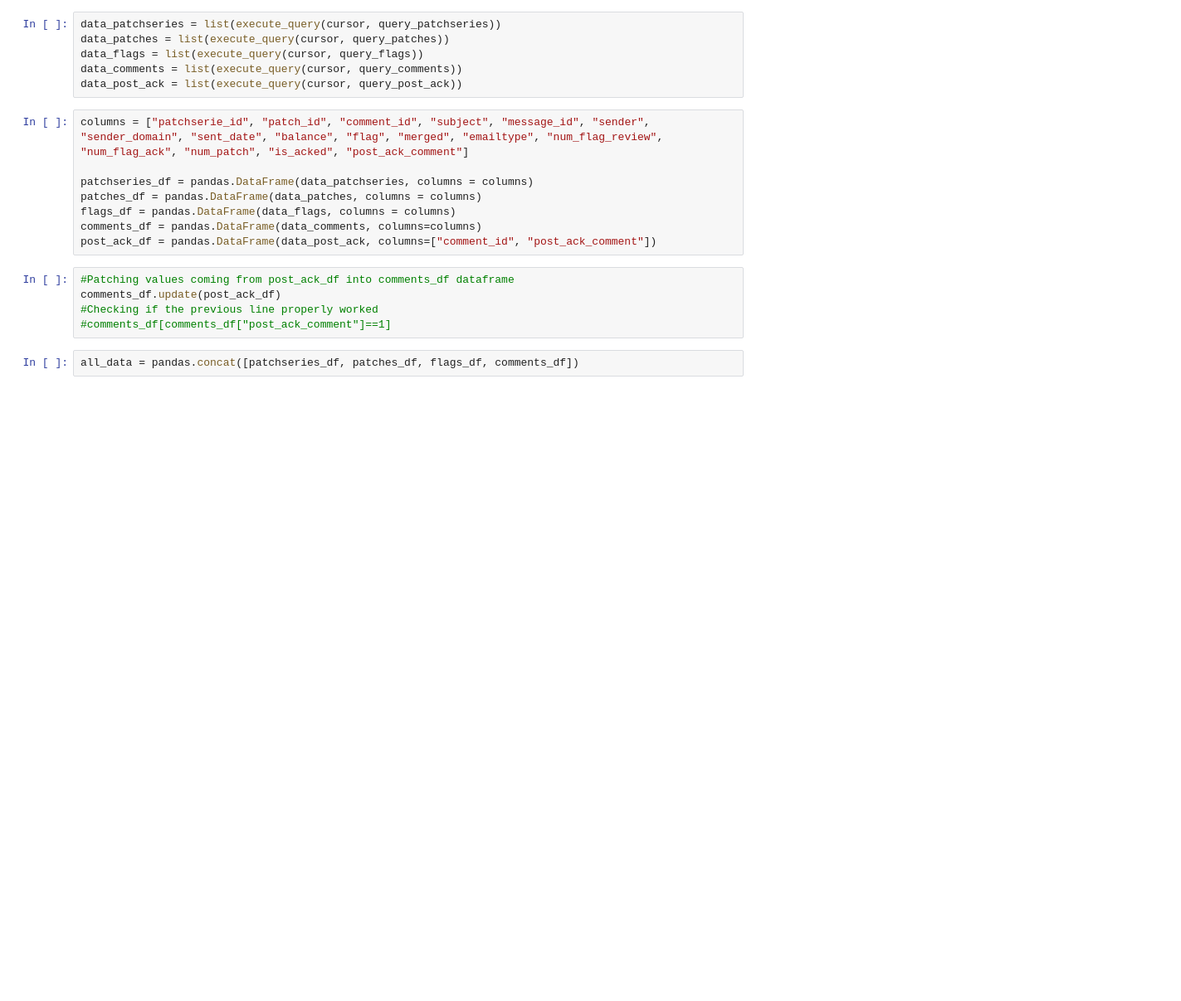
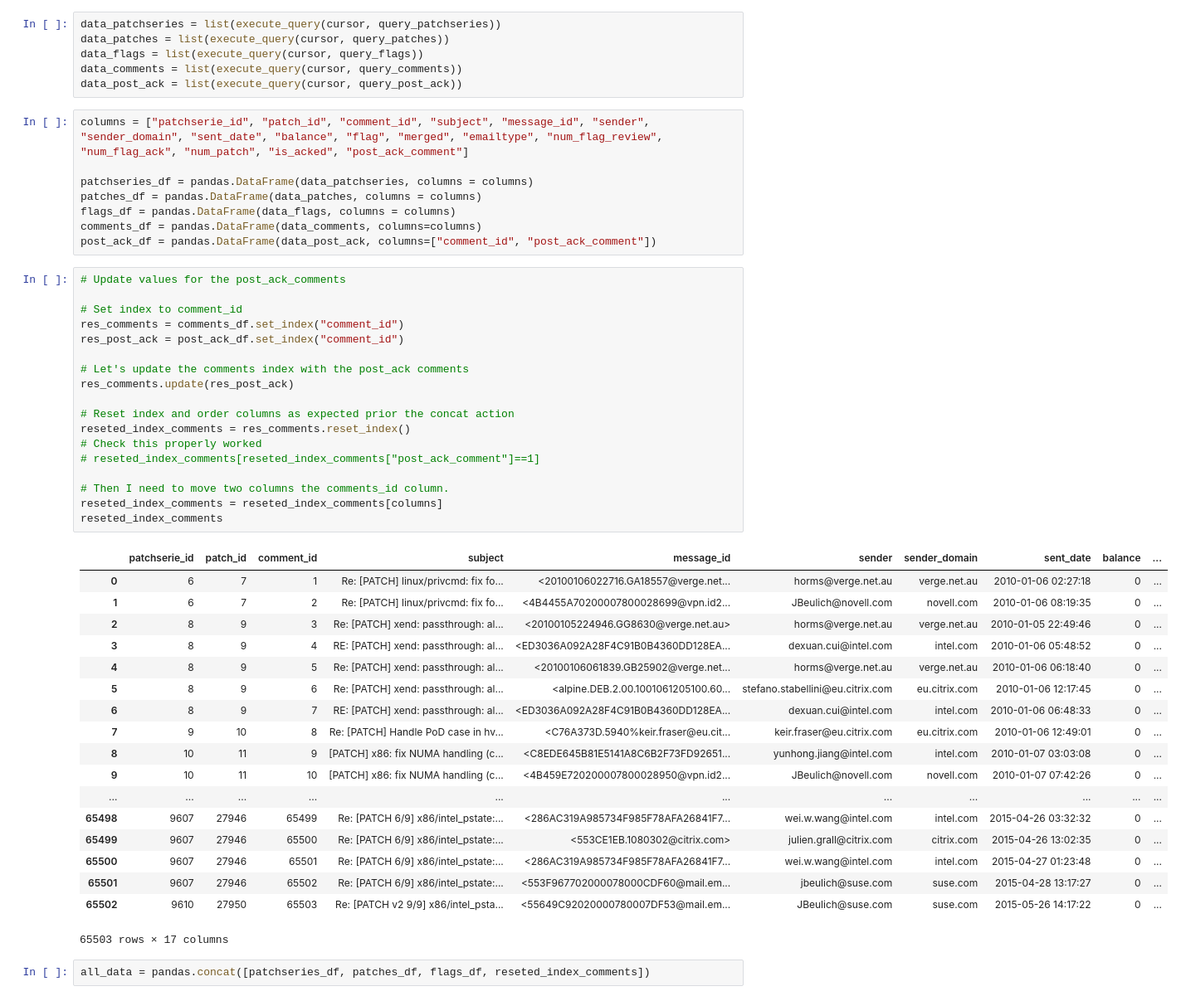
Before and after one commit to dicortazar/xen-code-review-analysis, a Jupyter notebook: data-analysis/ElasticSearch-data-push.ipynb, the cells around one changed output. Shown: that part at 83% size. Drawn from its saved outputs; the diff is of its cells as text; blank space fills up the shorter version.

Commit message:
Fix post_ack_comment value
This was due to a wrong way of using the update method in Pandas.

```diff
--- a/data-analysis/ElasticSearch-data-push.ipynb
+++ b/data-analysis/ElasticSearch-data-push.ipynb
@@ -242,13 +242,45 @@ patches_df = pandas.DataFrame(data_patches, columns = columns)
 flags_df = pandas.DataFrame(data_flags, columns = columns)
 comments_df = pandas.DataFrame(data_comments, columns=columns)
 post_ack_df = pandas.DataFrame(data_post_ack, columns=["comment_id", "post_ack_comment"])
-# %%
-#Patching values coming from post_ack_df into comments_df dataframe
-comments_df.update(post_ack_df)
-#Checking if the previous line properly worked
-#comments_df[comments_df["post_ack_comment"]==1]
+# %%
+# Update values for the post_ack_comments
+
+# Set index to comment_id
+res_comments = comments_df.set_index("comment_id")
+res_post_ack = post_ack_df.set_index("comment_id")
+
+# Let's update the comments index with the post_ack comments
+res_comments.update(res_post_ack)
+
+# Reset index and order columns as expected prior the concat action
+reseted_index_comments = res_comments.reset_index()
+# Check this properly worked
+# reseted_index_comments[reseted_index_comments["post_ack_comment"]==1]
+
+# Then I need to move two columns the comments_id column.
+reseted_index_comments = reseted_index_comments[columns]
+reseted_index_comments
+# %% [output]
+|  | patchserie_id | patch_id | comment_id | subject | message_id | sender | sender_domain | sent_date | balance | ... |
+| 0 | 6 | 7 | 1 | Re: [PATCH] linux/privcmd: fix fo... | <20100106022716.GA18557@verge.net... | horms@verge.net.au | verge.net.au | 2010-01-06 02:27:18 | 0 | ... |
+| 1 | 6 | 7 | 2 | Re: [PATCH] linux/privcmd: fix fo... | <4B4455A70200007800028699@vpn.id2... | JBeulich@novell.com | novell.com | 2010-01-06 08:19:35 | 0 | ... |
+| 2 | 8 | 9 | 3 | Re: [PATCH] xend: passthrough: al... | <20100105224946.GG8630@verge.net.au> | horms@verge.net.au | verge.net.au | 2010-01-05 22:49:46 | 0 | ... |
+| 3 | 8 | 9 | 4 | RE: [PATCH] xend: passthrough: al... | <ED3036A092A28F4C91B0B4360DD128EA... | dexuan.cui@intel.com | intel.com | 2010-01-06 05:48:52 | 0 | ... |
+| 4 | 8 | 9 | 5 | Re: [PATCH] xend: passthrough: al... | <20100106061839.GB25902@verge.net... | horms@verge.net.au | verge.net.au | 2010-01-06 06:18:40 | 0 | ... |
+| 5 | 8 | 9 | 6 | Re: [PATCH] xend: passthrough: al... | <alpine.DEB.2.00.1001061205100.60... | stefano.stabellini@eu.citrix.com | eu.citrix.com | 2010-01-06 12:17:45 | 0 | ... |
+| 6 | 8 | 9 | 7 | RE: [PATCH] xend: passthrough: al... | <ED3036A092A28F4C91B0B4360DD128EA... | dexuan.cui@intel.com | intel.com | 2010-01-06 06:48:33 | 0 | ... |
+| 7 | 9 | 10 | 8 | Re: [PATCH] Handle PoD case in hv... | <C76A373D.5940%keir.fraser@eu.cit... | keir.fraser@eu.citrix.com | eu.citrix.com | 2010-01-06 12:49:01 | 0 | ... |
+| 8 | 10 | 11 | 9 | [PATCH] x86: fix NUMA handling (c... | <C8EDE645B81E5141A8C6B2F73FD92651... | yunhong.jiang@intel.com | intel.com | 2010-01-07 03:03:08 | 0 | ... |
+| 9 | 10 | 11 | 10 | [PATCH] x86: fix NUMA handling (c... | <4B459E720200007800028950@vpn.id2... | JBeulich@novell.com | novell.com | 2010-01-07 07:42:26 | 0 | ... |
+| ... | ... | ... | ... | ... | ... | ... | ... | ... | ... | ... |
+| 65498 | 9607 | 27946 | 65499 | Re: [PATCH 6/9] x86/intel_pstate:... | <286AC319A985734F985F78AFA26841F7... | wei.w.wang@intel.com | intel.com | 2015-04-26 03:32:32 | 0 | ... |
+| 65499 | 9607 | 27946 | 65500 | Re: [PATCH 6/9] x86/intel_pstate:... | <553CE1EB.1080302@citrix.com> | julien.grall@citrix.com | citrix.com | 2015-04-26 13:02:35 | 0 | ... |
+| 65500 | 9607 | 27946 | 65501 | Re: [PATCH 6/9] x86/intel_pstate:... | <286AC319A985734F985F78AFA26841F7... | wei.w.wang@intel.com | intel.com | 2015-04-27 01:23:48 | 0 | ... |
+| 65501 | 9607 | 27946 | 65502 | Re: [PATCH 6/9] x86/intel_pstate:... | <553F967702000078000CDF60@mail.em... | jbeulich@suse.com | suse.com | 2015-04-28 13:17:27 | 0 | ... |
+| 65502 | 9610 | 27950 | 65503 | Re: [PATCH v2 9/9] x86/intel_psta... | <55649C92020000780007DF53@mail.em... | JBeulich@suse.com | suse.com | 2015-05-26 14:17:22 | 0 | ... |
+65503 rows × 17 columns
 # %%
-all_data = pandas.concat([patchseries_df, patches_df, flags_df, comments_df])
+all_data = pandas.concat([patchseries_df, patches_df, flags_df, reseted_index_comments])
 # %%
 INDEX = 'xen-patchseries-reviewers'
 
```
Also changed, not shown: parts of 1 cell of this notebook.
